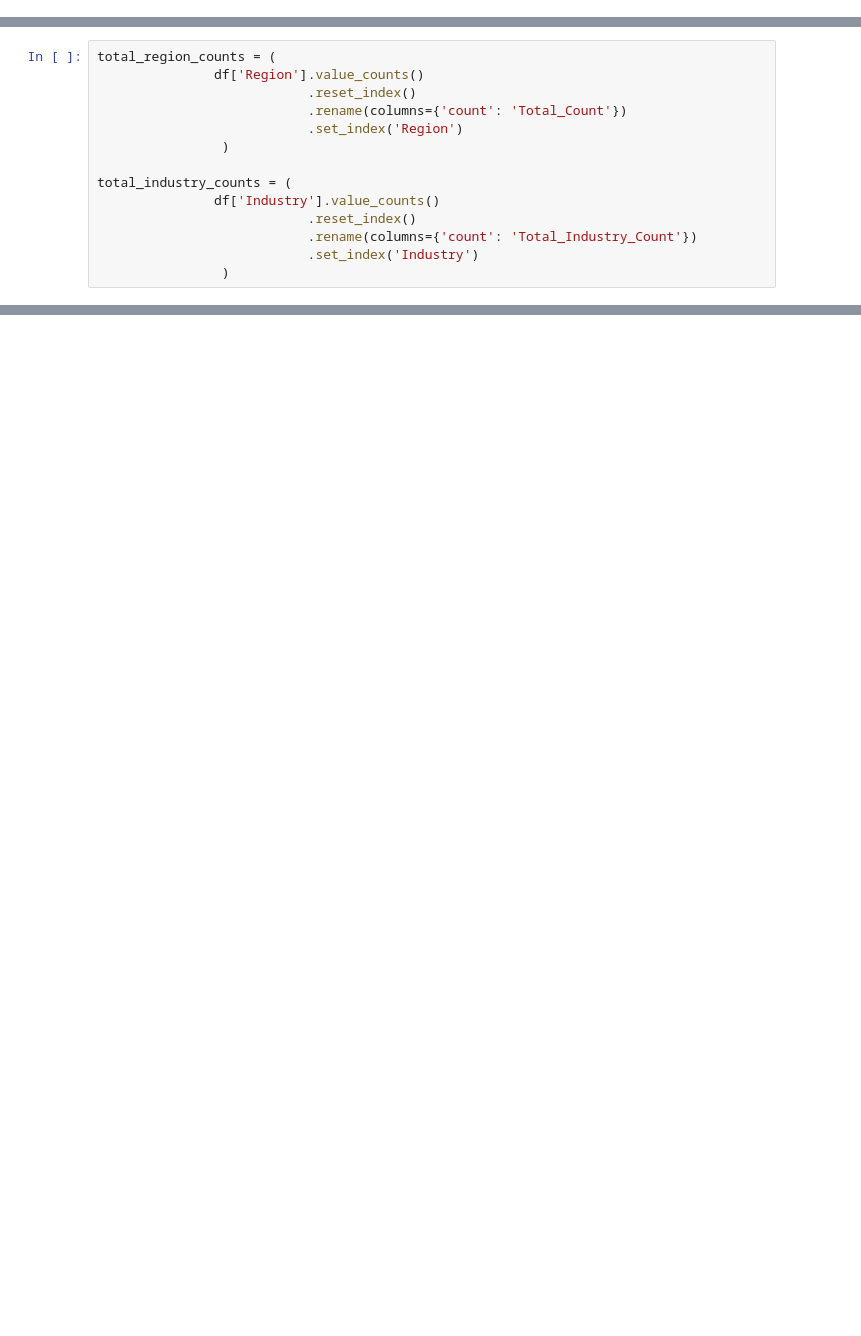
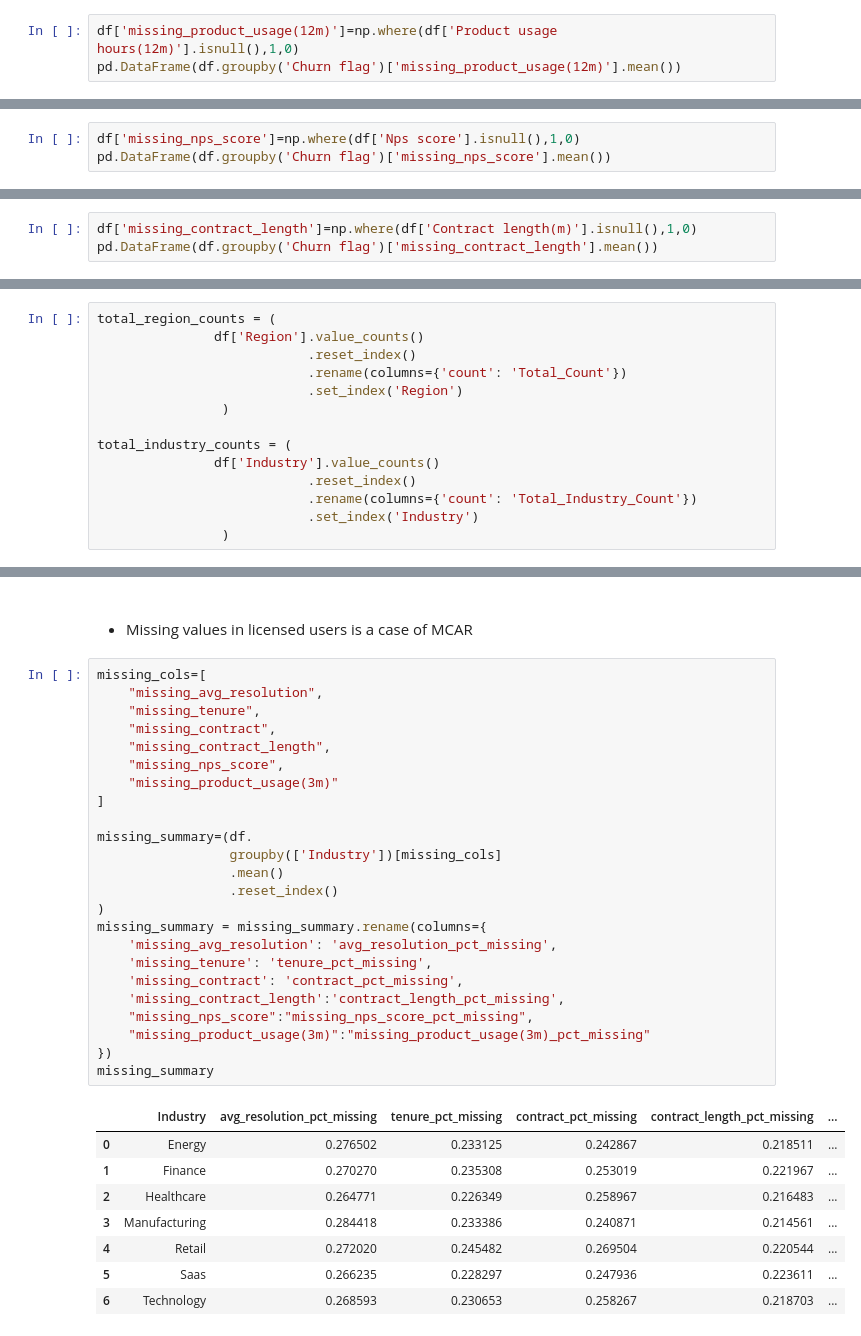
Before and after one commit to prathamgarg08/Churn-Prediction, a Jupyter notebook: notebooks/EDA.ipynb, the cells around one changed output, grey strips where cells are left out. Drawn from its saved outputs; the diff is of its cells as text; blank space fills up the shorter version.

```diff
--- a/notebooks/EDA.ipynb
+++ b/notebooks/EDA.ipynb
@@ -443,3 +471,6 @@ pd.DataFrame(df.groupby('Churn flag')['missing_product_usage(3m)'].mean())
 # %% [markdown]
 ###
 * We can see that for clients who did not churn 16.5% of the product usage(3m) values are missing and those who churn 0.3% of the product usage(3m) values are missing. This significant difference suggests that missing product usage(3m) data is related to churn which is an unobserved variable therefore this is MNAR, missingness is linked to target variable
+# %%
+df['missing_product_usage(12m)']=np.where(df['Product usage hours(12m)'].isnull(),1,0)
+pd.DataFrame(df.groupby('Churn flag')['missing_product_usage(12m)'].mean())
@@ -445,0 +482,3 @@ pd.DataFrame(df.groupby('Churn flag')['missing_product_usage(3m)'].mean())
+# %%
+df['missing_nps_score']=np.where(df['Nps score'].isnull(),1,0)
+pd.DataFrame(df.groupby('Churn flag')['missing_nps_score'].mean())
@@ -445,0 +493,3 @@ pd.DataFrame(df.groupby('Churn flag')['missing_product_usage(3m)'].mean())
+# %%
+df['missing_contract_length']=np.where(df['Contract length(m)'].isnull(),1,0)
+pd.DataFrame(df.groupby('Churn flag')['missing_contract_length'].mean())
@@ -509,0 +722,36 @@ combined_embarked_df
+# %% [markdown]
+###
+* Missing values in licensed users is a case of MCAR
+# %%
+missing_cols=[
+    "missing_avg_resolution",
+    "missing_tenure",
+    "missing_contract",
+    "missing_contract_length",
+    "missing_nps_score",
+    "missing_product_usage(3m)"
+]
+
+missing_summary=(df.
+                 groupby(['Industry'])[missing_cols]
+                 .mean()
+                 .reset_index()
+)
+missing_summary = missing_summary.rename(columns={
+    'missing_avg_resolution': 'avg_resolution_pct_missing',
+    'missing_tenure': 'tenure_pct_missing',
+    'missing_contract': 'contract_pct_missing',
+    'missing_contract_length':'contract_length_pct_missing',
+    "missing_nps_score":"missing_nps_score_pct_missing",
+    "missing_product_usage(3m)":"missing_product_usage(3m)_pct_missing"
+})
+missing_summary
+# %% [output]
+|  | Industry | avg_resolution_pct_missing | tenure_pct_missing | contract_pct_missing | contract_length_pct_missing | ... |
+| 0 | Energy | 0.276502 | 0.233125 | 0.242867 | 0.218511 | ... |
+| 1 | Finance | 0.270270 | 0.235308 | 0.253019 | 0.221967 | ... |
+| 2 | Healthcare | 0.264771 | 0.226349 | 0.258967 | 0.216483 | ... |
+| 3 | Manufacturing | 0.284418 | 0.233386 | 0.240871 | 0.214561 | ... |
+| 4 | Retail | 0.272020 | 0.245482 | 0.269504 | 0.220544 | ... |
+| 5 | Saas | 0.266235 | 0.228297 | 0.247936 | 0.223611 | ... |
+| 6 | Technology | 0.268593 | 0.230653 | 0.258267 | 0.218703 | ... |
```
Also changed, not shown: parts of 40 cells of this notebook.
